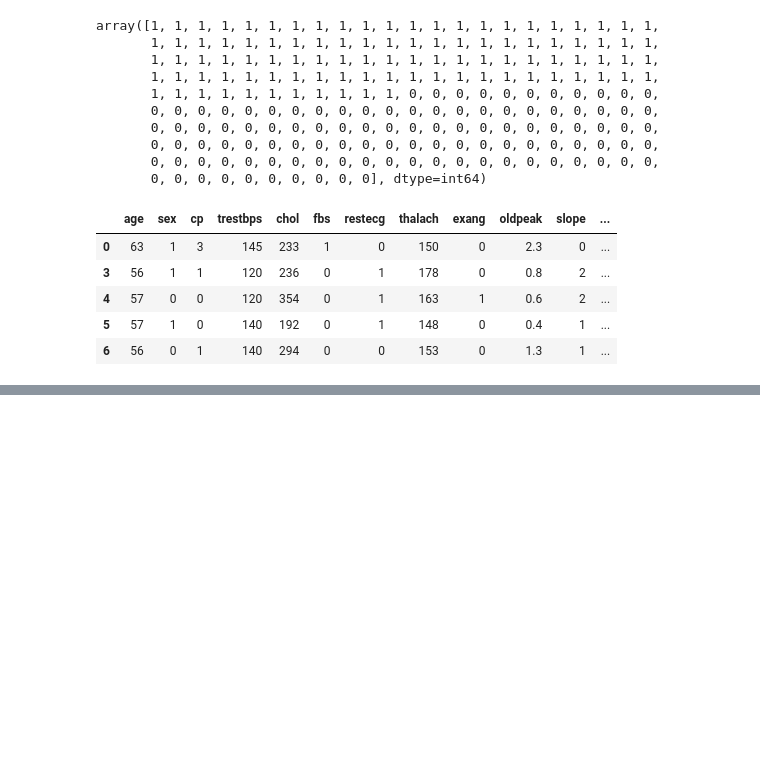
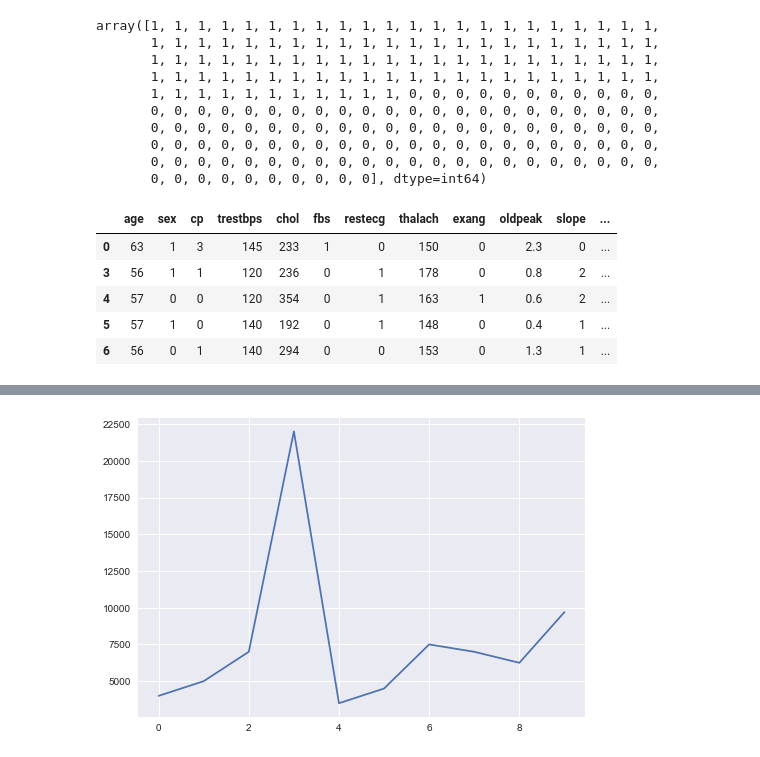
Before and after one commit to theSohanur/pandas-essential, a Jupyter notebook: Matplotlib.ipynb, the cells around one changed output, grey strips where cells are left out. Cells and saved outputs as stored; diff of their text form; code cells hidden in the pictures; blank space fills up the shorter version.

```diff
--- a/Matplotlib.ipynb
+++ b/Matplotlib.ipynb
@@ -565,0 +609,4 @@ Text(0.5, 0.98, 'Heart Disease Analysis')
+# %%
+car_sales["Price"].plot();
+# %% [output]
+[figure, added]
```
Also changed, not shown: parts of 17 cells of this notebook.
